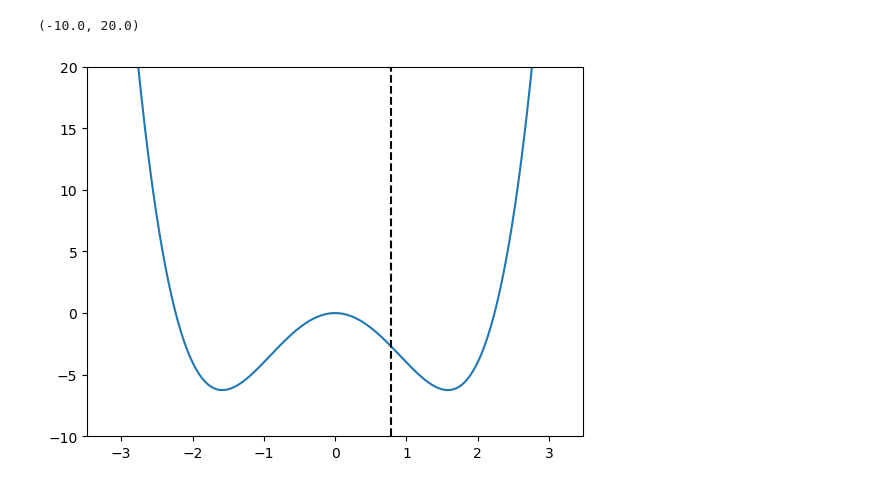
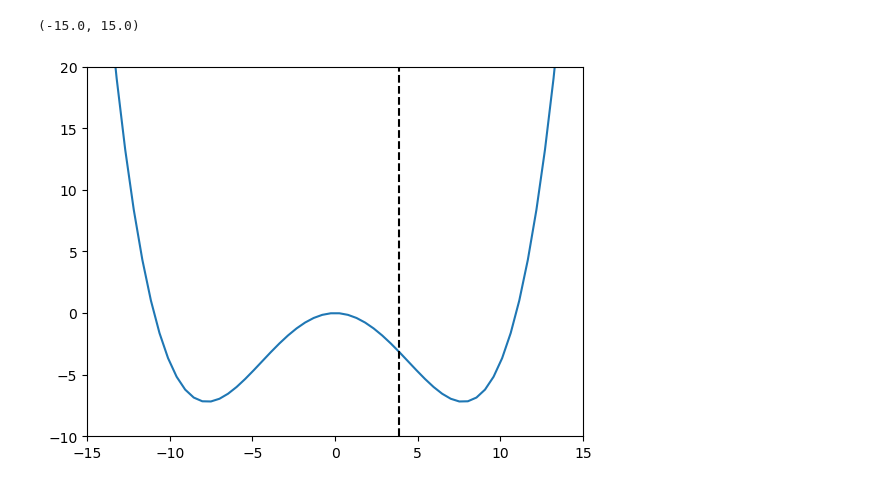
Before and after one commit to JonathanHB/mtd_gaussian_width_optimization, a Jupyter notebook: system_testing_scratch.ipynb, the cells around one changed output. Drawn from its saved outputs; the diff is of its cells as text; code cells hidden in the pictures.

```diff
--- a/system_testing_scratch.ipynb
+++ b/system_testing_scratch.ipynb
@@ -21,16 +21,17 @@ class double_well_1:
                 volume -= Fi
         return volume
 # %%
-dw1 = double_well_1(1,5)
+dw1 = double_well_1(0.002,120)
 
-padfactor = 4
+padfactor = 20
 n_bins = 300
 x = np.linspace(-padfactor*dw1.stdev(), padfactor*dw1.stdev(), n_bins)
 F = dw1.f1(x)
 
 plt.plot(x,F)
 plt.axvline(dw1.stdev(), linestyle="dashed", color="black")
 plt.ylim(-10,20)
+plt.xlim(-15,15)
 # %% [output]
-(-10.0, 20.0)
+(-15.0, 15.0)
-[figure, old version]
+[figure, new version]
```
Also changed, not shown: 2 other files.
